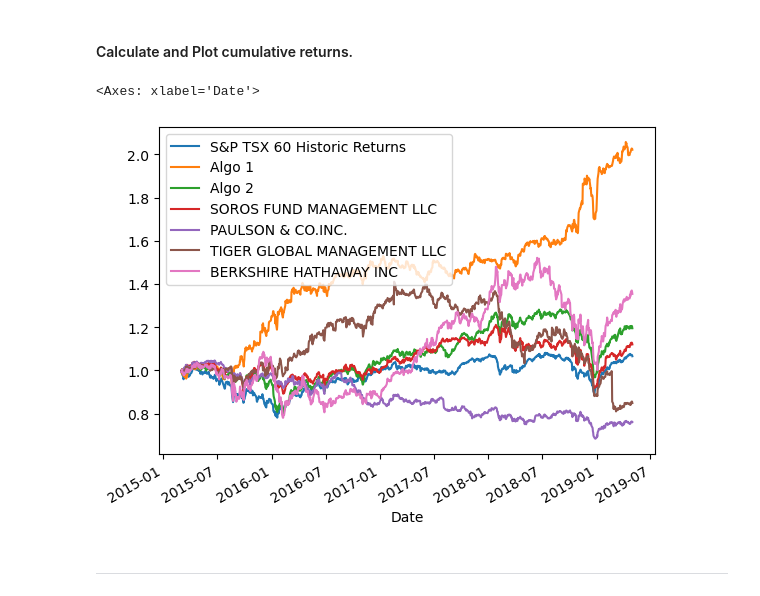
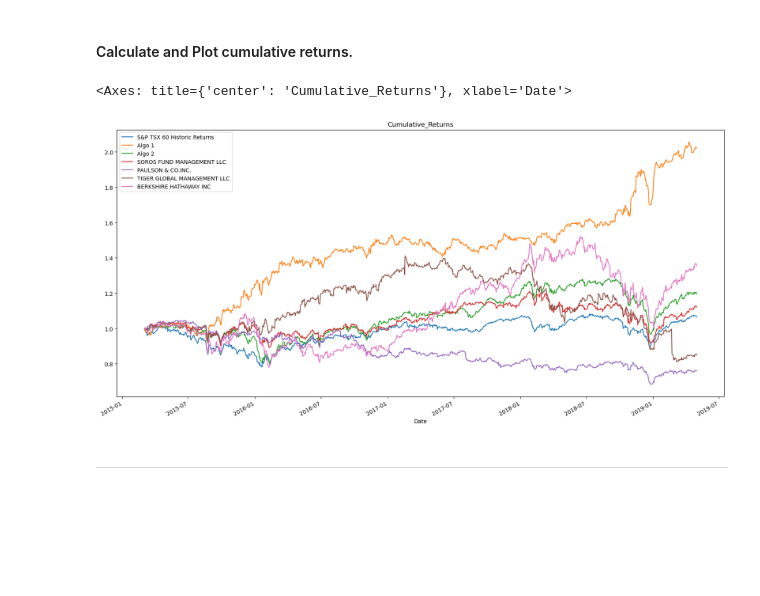
Before and after one commit to emilyblackstein/Module_4_Challenge, a Jupyter notebook: Starter_Code/whale_analysis.ipynb, the cells around one changed output. Drawn from its saved outputs; the diff is of its cells as text; code cells hidden in the pictures; blank space fills up the shorter version.

```diff
--- a/Starter_Code/whale_analysis.ipynb
+++ b/Starter_Code/whale_analysis.ipynb
@@ -254,11 +255,11 @@ combined_returns.plot()
 # %%
 # Calculate cumulative returns of all portfolios
 cumulative_returns = (1 + combined_returns).cumprod()
 # Plot cumulative returns
-cumulative_returns.plot()
+cumulative_returns.plot(figsize=(20, 10), title = "Cumulative_Returns")
 # %% [output]
-<Axes: xlabel='Date'>
+<Axes: title={'center': 'Cumulative_Returns'}, xlabel='Date'>
-[figure, old version]
+[figure, new version]
 # %% [markdown]
 ---
 # %% [markdown]
```
Also changed, not shown: parts of 10 cells of this notebook.
